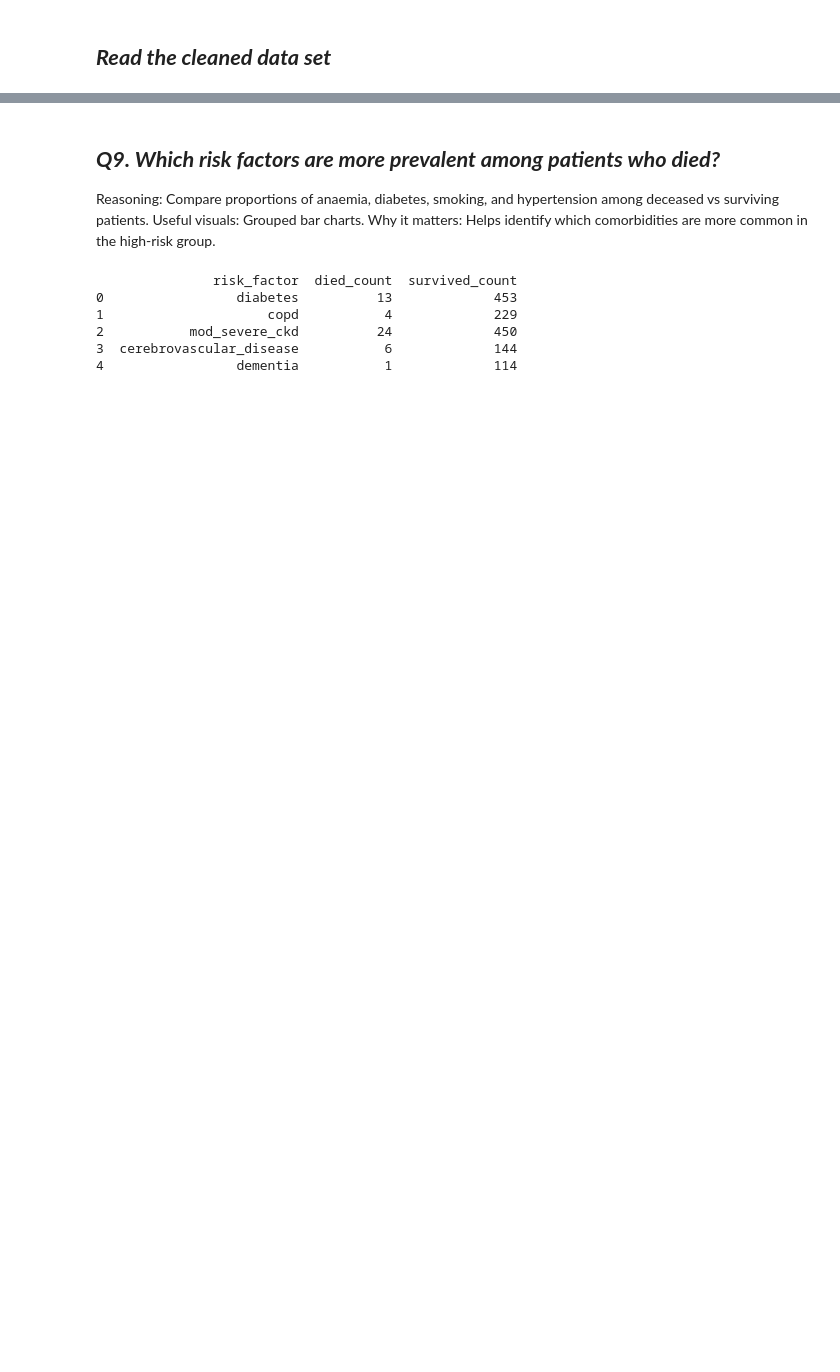
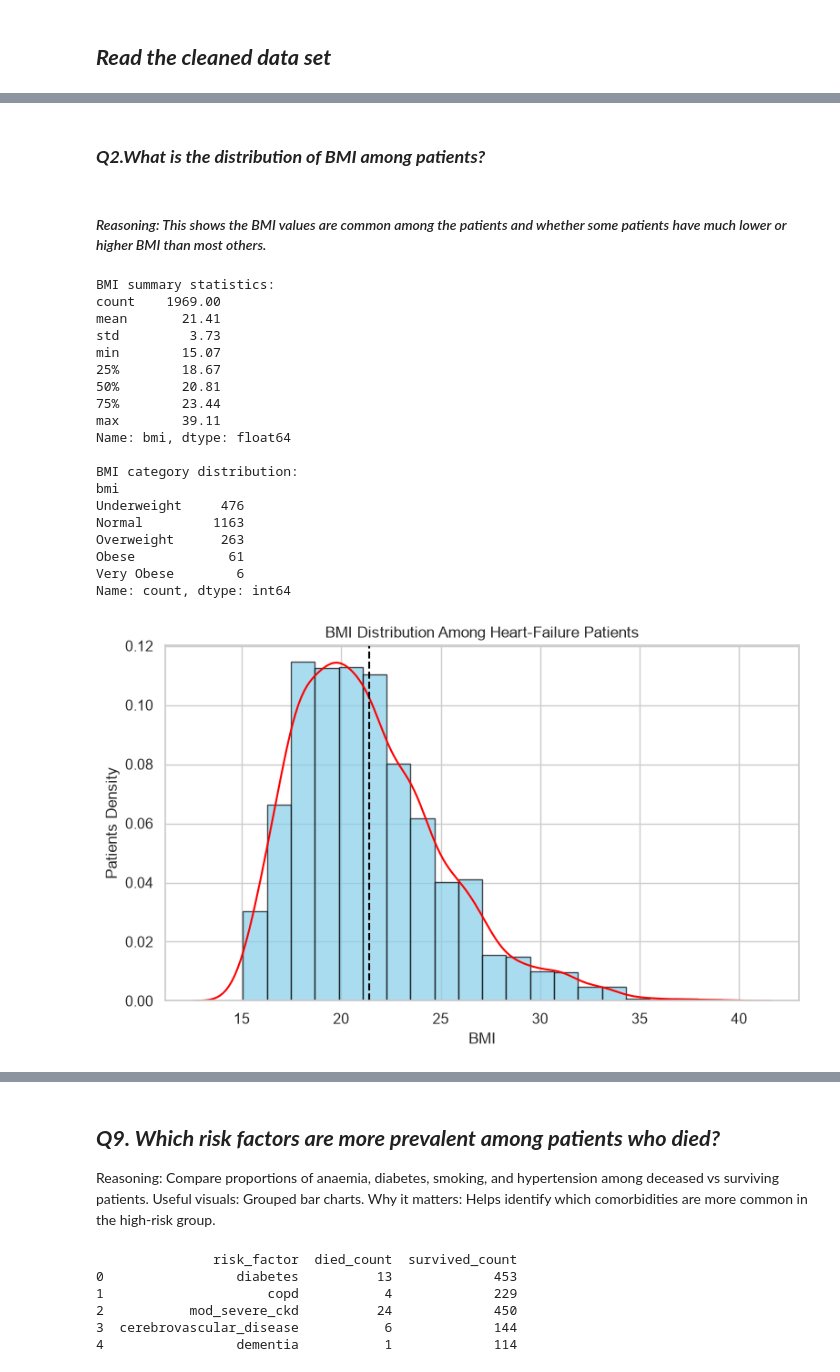
Before and after one commit to Yasasmini/Team3_PyCoders_PythonHackathon_SEP2026, a Jupyter notebook: Team3_PyCoders_Category2.Descriptive.ipynb, the cells around one changed output, grey strips where cells are left out. Cells and saved outputs as stored; diff of their text form; code cells hidden in the pictures; blank space fills up the shorter version.

```diff
--- a/Team3_PyCoders_Category2.Descriptive.ipynb
+++ b/Team3_PyCoders_Category2.Descriptive.ipynb
@@ -11,0 +90,56 @@ df = hf_df.copy()
+# %% [markdown]
+### ***Q2.What is the distribution of BMI among patients?***
+# %% [markdown]
+#### *Reasoning: This shows the BMI values are common among the patients and whether some patients have much lower or higher BMI than most others.*
+# %%
+
+# BMI analysis
+bmi_series = hf_df["bmi"].dropna()
+
+# Summary statistics
+print("BMI summary statistics:")
+print(bmi_series.describe().round(2))
+
+# BMI category breakdown
+bmi_categories = pd.cut(
+    bmi_series,
+    bins=[0, 18.5, 24.9, 29.9, 34.9, float("inf")],
+    labels=["Underweight", "Normal", "Overweight", "Obese", "Very Obese"]
+)
+
+category_counts = bmi_categories.value_counts().sort_index()
+print("\nBMI category distribution:")
+print(category_counts)
+
+# Visualization
+plt.figure(figsize=(8, 5))
+plt.hist(bmi_series, bins=20, density=True, alpha=0.7, color="skyblue", edgecolor="black")
+sns.kdeplot(bmi_series, color="red")
+plt.axvline(bmi_series.mean(), color="black", linestyle="--", linewidth=1.5)
+
+plt.title("BMI Distribution Among Heart-Failure Patients")
+plt.xlabel("BMI")
+plt.ylabel("Patients Density")
+plt.tight_layout()
+plt.show()
+# %% [output]
+BMI summary statistics:
+count    1969.00
+mean       21.41
+std         3.73
+min        15.07
+25%        18.67
+50%        20.81
+75%        23.44
+max        39.11
+Name: bmi, dtype: float64
+
+BMI category distribution:
+bmi
+Underweight     476
+Normal         1163
+Overweight      263
+Obese            61
+Very Obese        6
+Name: count, dtype: int64
+[figure, added]
```
Also changed, not shown: parts of 28 cells of this notebook.
